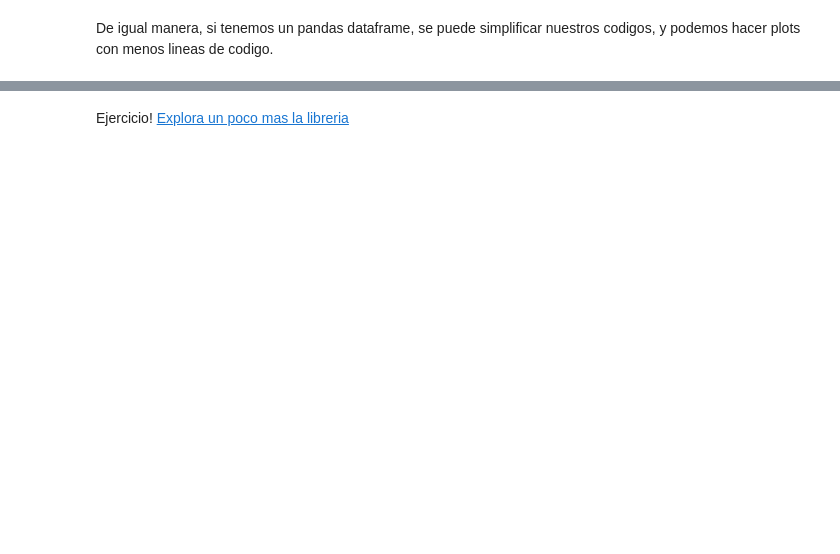
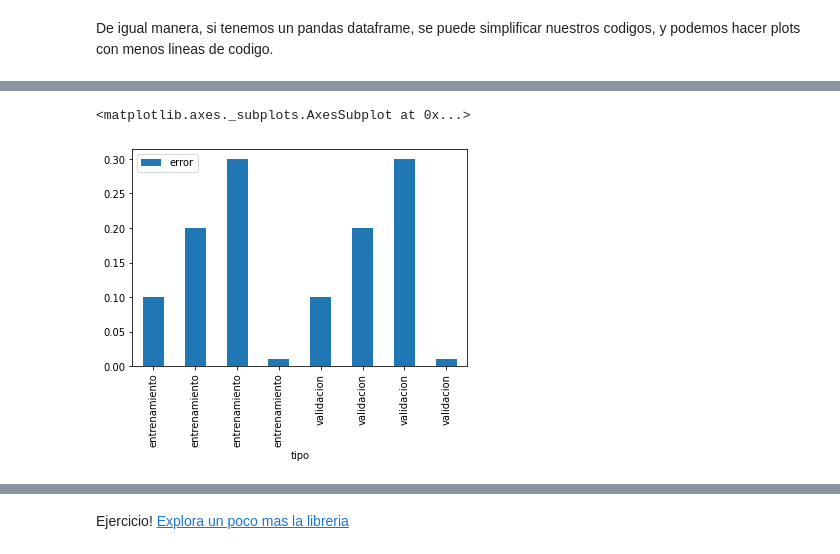
Before and after one commit to jdariasl/ML_2020, a Jupyter notebook: Labs/Intro/Intro.ipynb, the cells around one changed output, grey strips where cells are left out. Saved outputs shown, nothing was run; the diff lists cells and outputs as text; code cells hidden in the pictures; blank space fills up the shorter version.

```diff
--- a/Labs/Intro/Intro.ipynb
+++ b/Labs/Intro/Intro.ipynb
@@ -484,0 +555,21 @@ Y es usada para mostrar tablas. Nosotras la usaremos para ver los resultados de
+# %%
+# creacion de una tabla
+# con resultados
+errores = [0.1, 0.2,0.3, 0.01]
+parametros = [1,2,3,5]
+# se crea df vacio
+results = pd.DataFrame()
+i = 0
+for e,p in zip (errores, parametros):
+  results.loc[i, "parametro"] = p
+  results.loc[i, "error"] = e
+  results.loc[i, "tipo"] = "entrenamiento"
+  i+=1
+
+for e,p in zip (errores, parametros):
+  results.loc[i, "parametro"] = p
+  results.loc[i, "error"] = e
+  results.loc[i, "tipo"] = "validacion"
+  i+=1
+
+results
@@ -632,0 +751,5 @@ df.bar()
+# %%
+results.plot.bar(x ='tipo', y='error')
+# %% [output]
+<matplotlib.axes._subplots.AxesSubplot at 0x...>
+[figure, added]
```
Also changed, not shown: parts of 31 cells of this notebook.
